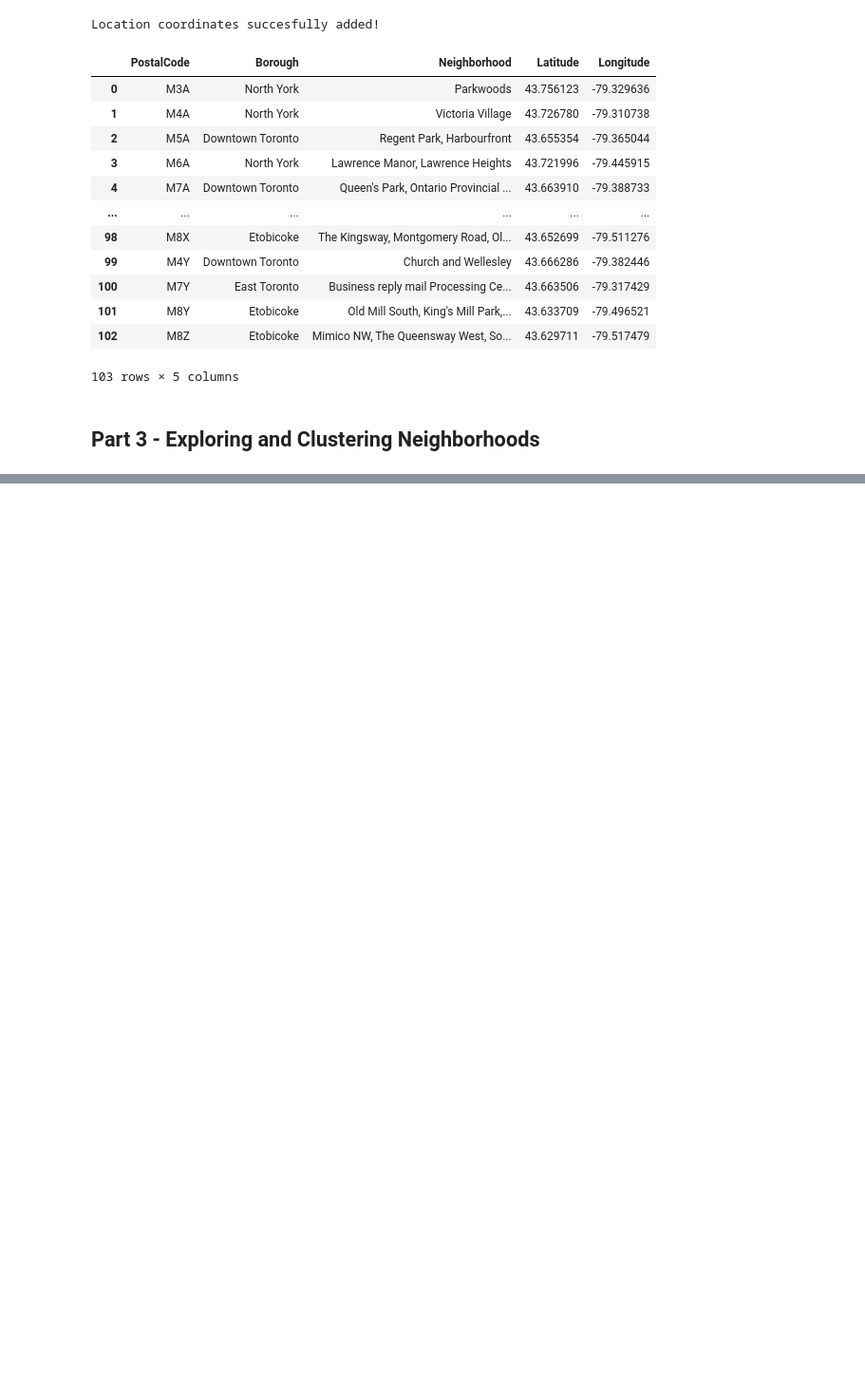
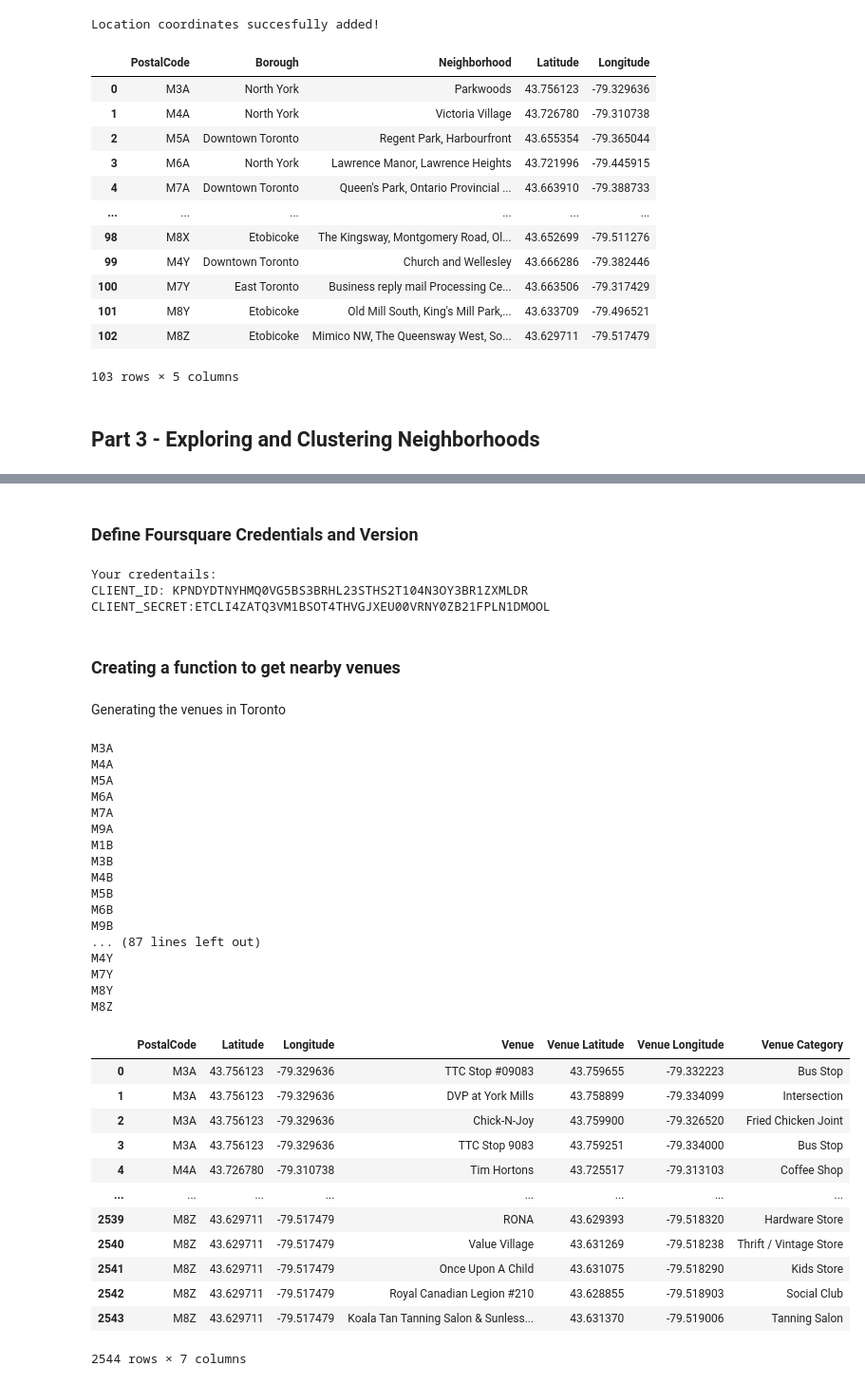
Before and after one commit to jledesmau/Coursera_Capstone-Data_Science, a Jupyter notebook: Week 3 - Neighborhoods in Toronto.ipynb, the cells around one changed output, grey strips where cells are left out. Shown at 95% size. Drawn from its saved outputs; the diff is of its cells as text; code cells hidden in the pictures; blank space fills up the shorter version.

```diff
--- a/Week 3 - Neighborhoods in Toronto.ipynb
+++ b/Week 3 - Neighborhoods in Toronto.ipynb
@@ -138,0 +150,6 @@ Location coordinates succesfully added!
+# %%
+# Getting Toronto's geographical coordinates
+g = geocoder.bing('Toronto, ON', key = 'Ap2Ed0Z779lp2UHLSYFfPUhFeNXewJGj6ny9LKItYZUX6mDndgex92W5LvZujhky')
+latitude = g.latlng[0]
+longitude = g.latlng[1]
+print('The geograpical coordinate of Toronto are {}, {}.'.format(latitude, longitude))
@@ -138,0 +158,12 @@ Location coordinates succesfully added!
+# %%
+# Creating a map of Toronto using latitude and longitude values
+map_toronto = folium.Map(location=[latitude, longitude], zoom_start=10)
+
+# Add markers to map
+for lat, lng, postal_code, borough, neighborhood in zip(df['Latitude'], df['Longitude'], df['PostalCode'], df['Borough'], df['Neighborhood']):
+    label = '{}, {}, {}'.format(postal_code, neighborhood, borough)
+    label = folium.Popup(label, parse_html=True)
+    folium.CircleMarker([lat, lng], radius=5, popup=label, color='blue',
+                        fill=True, fill_color='#3186cc', fill_opacity=0.7,
+                        parse_html=False).add_to(map_toronto)
+map_toronto
@@ -138,0 +172,17 @@ Location coordinates succesfully added!
+# %% [markdown]
+### Define Foursquare Credentials and Version
+# %%
+CLIENT_ID = 'KPNDYDTNYHMQ0VG5BS3BRHL23STHS2T104N3OY3BR1ZXMLDR' # your Foursquare ID
+CLIENT_SECRET = 'ETCLI4ZATQ3VM1BSOT4THVGJXEU00VRNY0ZB21FPLN1DMOOL' # your Foursquare Secret
+VERSION = '20201127' # Foursquare API version
+LIMIT = 100 # A default Foursquare API limit value
+
+print('Your credentails:')
+print('CLIENT_ID: ' + CLIENT_ID)
+print('CLIENT_SECRET:' + CLIENT_SECRET)
+# %% [output]
+Your credentails:
+CLIENT_ID: KPNDYDTNYHMQ0VG5BS3BRHL23STHS2T104N3OY3BR1ZXMLDR
+CLIENT_SECRET:ETCLI4ZATQ3VM1BSOT4THVGJXEU00VRNY0ZB21FPLN1DMOOL
+# %% [markdown]
+### Creating a function to get nearby venues
@@ -138,0 +232,38 @@ Location coordinates succesfully added!
+# %% [markdown]
+Generating the venues in Toronto
+# %%
+toronto_venues = getNearbyVenues(df['PostalCode'],
+                                   df['Latitude'],
+                                   df['Longitude'])
+toronto_venues
+# %% [output]
+M3A
+M4A
+M5A
+M6A
+M7A
+M9A
+M1B
+M3B
+M4B
+M5B
+M6B
+M9B
+... (87 lines left out)
+M4Y
+M7Y
+M8Y
+M8Z
+|  | PostalCode | Latitude | Longitude | Venue | Venue Latitude | Venue Longitude | Venue Category |
+| 0 | M3A | 43.756123 | -79.329636 | TTC Stop #09083 | 43.759655 | -79.332223 | Bus Stop |
+| 1 | M3A | 43.756123 | -79.329636 | DVP at York Mills | 43.758899 | -79.334099 | Intersection |
+| 2 | M3A | 43.756123 | -79.329636 | Chick-N-Joy | 43.759900 | -79.326520 | Fried Chicken Joint |
+| 3 | M3A | 43.756123 | -79.329636 | TTC Stop 9083 | 43.759251 | -79.334000 | Bus Stop |
+| 4 | M4A | 43.726780 | -79.310738 | Tim Hortons | 43.725517 | -79.313103 | Coffee Shop |
+| ... | ... | ... | ... | ... | ... | ... | ... |
+| 2539 | M8Z | 43.629711 | -79.517479 | RONA | 43.629393 | -79.518320 | Hardware Store |
+| 2540 | M8Z | 43.629711 | -79.517479 | Value Village | 43.631269 | -79.518238 | Thrift / Vintage Store |
+| 2541 | M8Z | 43.629711 | -79.517479 | Once Upon A Child | 43.631075 | -79.518290 | Kids Store |
+| 2542 | M8Z | 43.629711 | -79.517479 | Royal Canadian Legion #210 | 43.628855 | -79.518903 | Social Club |
+| 2543 | M8Z | 43.629711 | -79.517479 | Koala Tan Tanning Salon & Sunless... | 43.631370 | -79.519006 | Tanning Salon |
+2544 rows × 7 columns
```
Also changed, not shown: parts of 32 cells of this notebook.
